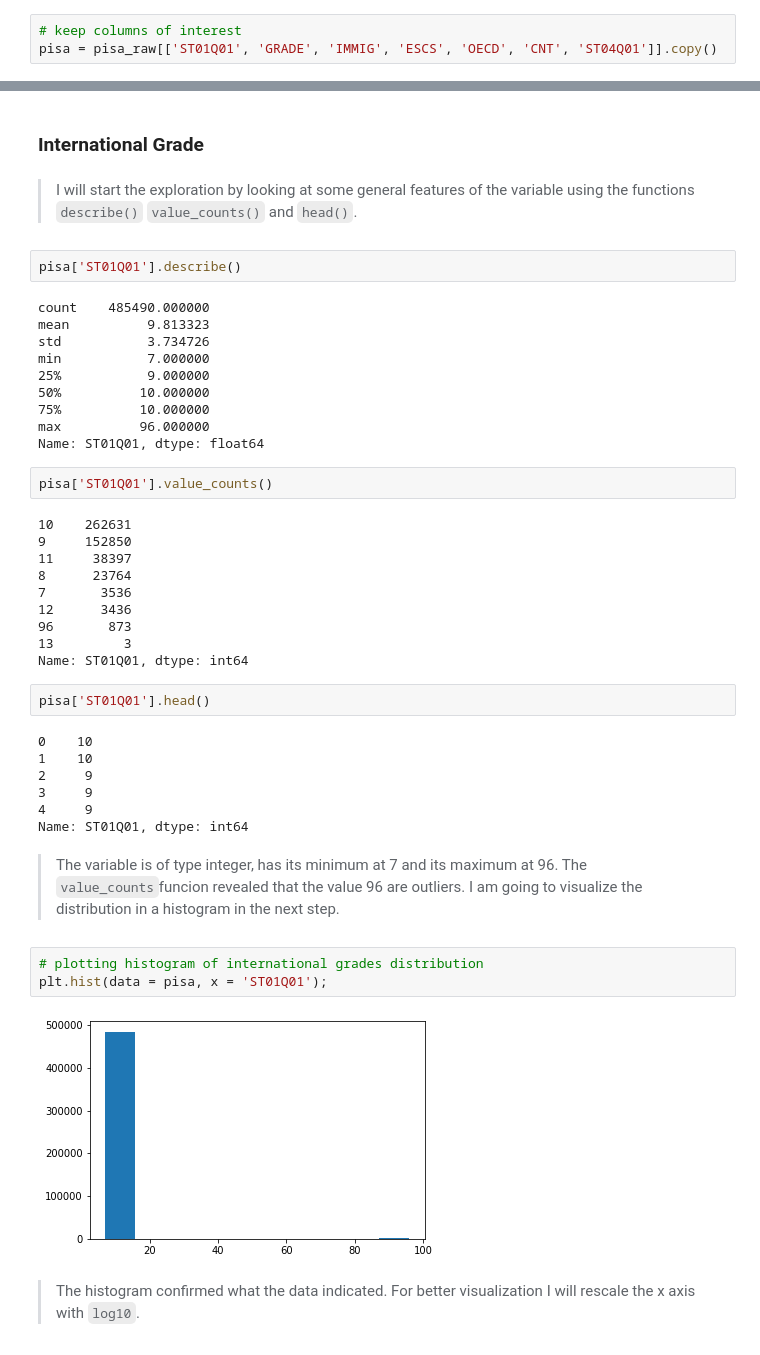
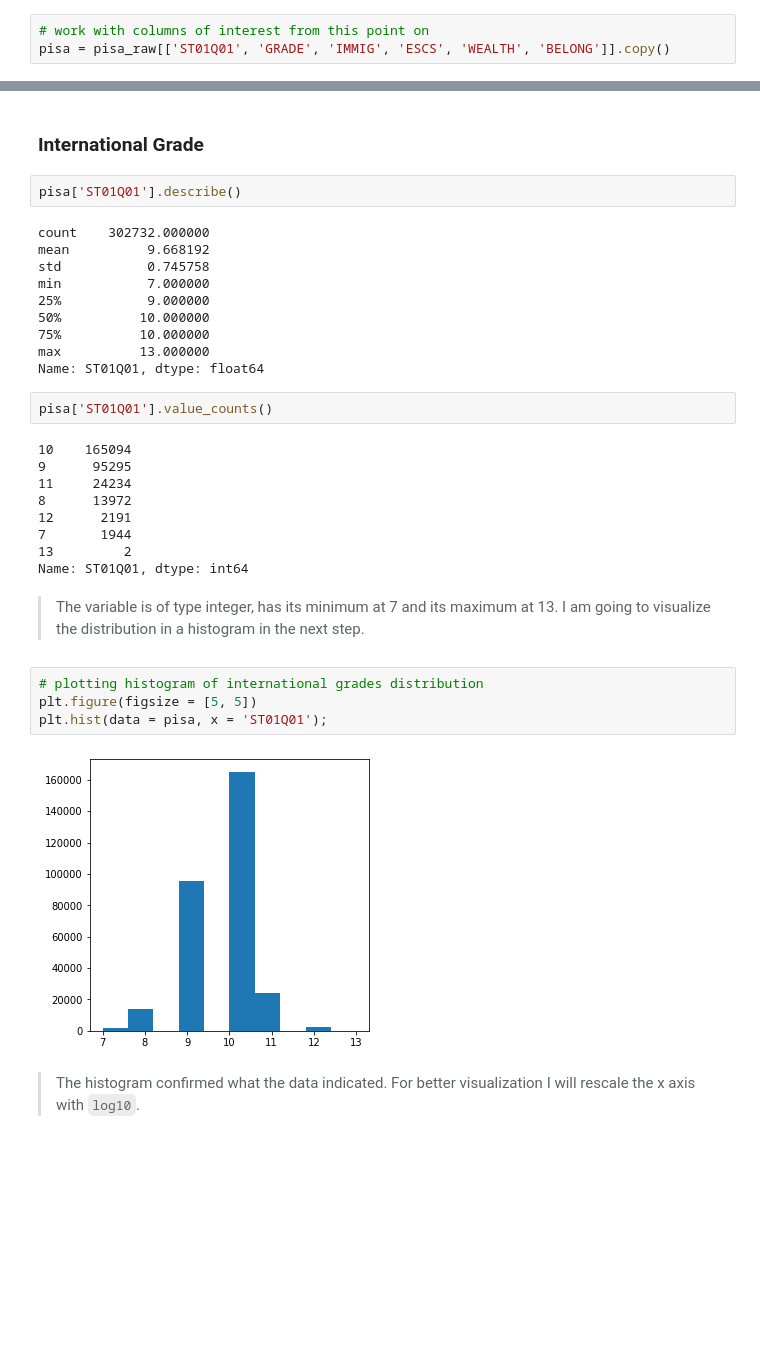
Before and after one commit to jhehemann/udacity_project_5_communicate_data_findings, a Jupyter notebook: exploration_template.ipynb, the cells around one changed output, grey strips where cells are left out. Saved outputs shown, nothing was run; the diff lists cells and outputs as text; blank space fills up the shorter version.

Commit message:
finished data exploration and saved notebook into html file

```diff
--- a/exploration_template.ipynb
+++ b/exploration_template.ipynb
@@ -146,6 +53,6 @@ and prepare myself to look at relationships between variables. Before I start I
 # %%
-# keep columns of interest
-pisa = pisa_raw[['ST01Q01', 'GRADE', 'IMMIG', 'ESCS', 'OECD', 'CNT', 'ST04Q01']].copy()
+# work with columns of interest from this point on
+pisa = pisa_raw[['ST01Q01', 'GRADE', 'IMMIG', 'ESCS', 'WEALTH', 'BELONG']].copy()
 # %%
 pisa.shape
 # %% [output]
@@ -182,46 +107,35 @@ dtype: int64
 # %% [markdown]
 ### International Grade
-# %% [markdown]
-> I will start the exploration by looking at some general features of the variable using the functions `describe()` `value_counts()` and `head()`.
 # %%
 pisa['ST01Q01'].describe()
 # %% [output]
-count    485490.000000
-mean          9.813323
-std           3.734726
+count    302732.000000
+mean          9.668192
+std           0.745758
 min           7.000000
 25%           9.000000
 50%          10.000000
 75%          10.000000
-max          96.000000
+max          13.000000
 Name: ST01Q01, dtype: float64
 # %%
 pisa['ST01Q01'].value_counts()
 # %% [output]
-10    262631
-9     152850
-11     38397
-8      23764
-7       3536
-12      3436
-96       873
-13         3
+10    165094
+9      95295
+11     24234
+8      13972
+12      2191
+7       1944
+13         2
 Name: ST01Q01, dtype: int64
-# %%
-pisa['ST01Q01'].head()
-# %% [output]
-0    10
-1    10
-2     9
-3     9
-4     9
-Name: ST01Q01, dtype: int64
 # %% [markdown]
->The variable is of type integer, has its minimum at 7 and its maximum at 96. The `value_counts`funcion revealed that the value 96 are outliers. I am going to visualize the distribution in a histogram in the next step.
+> The variable is of type integer, has its minimum at 7 and its maximum at 13. I am going to visualize the distribution in a histogram in the next step.
 # %%
 # plotting histogram of international grades distribution
+plt.figure(figsize = [5, 5])
 plt.hist(data = pisa, x = 'ST01Q01');
 # %% [output]
-[figure, old version]
+[figure, new version]
 # %% [markdown]
 >The histogram confirmed what the data indicated. For better visualization I will rescale the x axis with `log10`.
```
Also changed, not shown: parts of 198 cells of this notebook, 2 other files.
